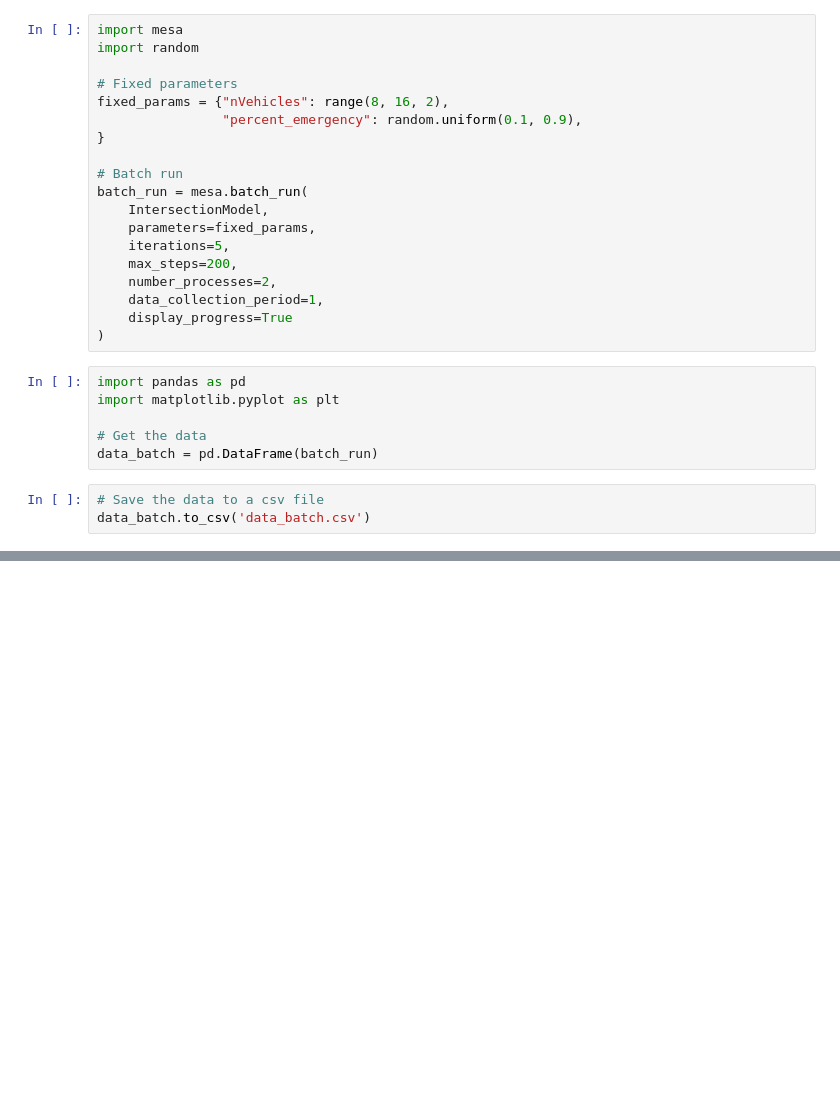
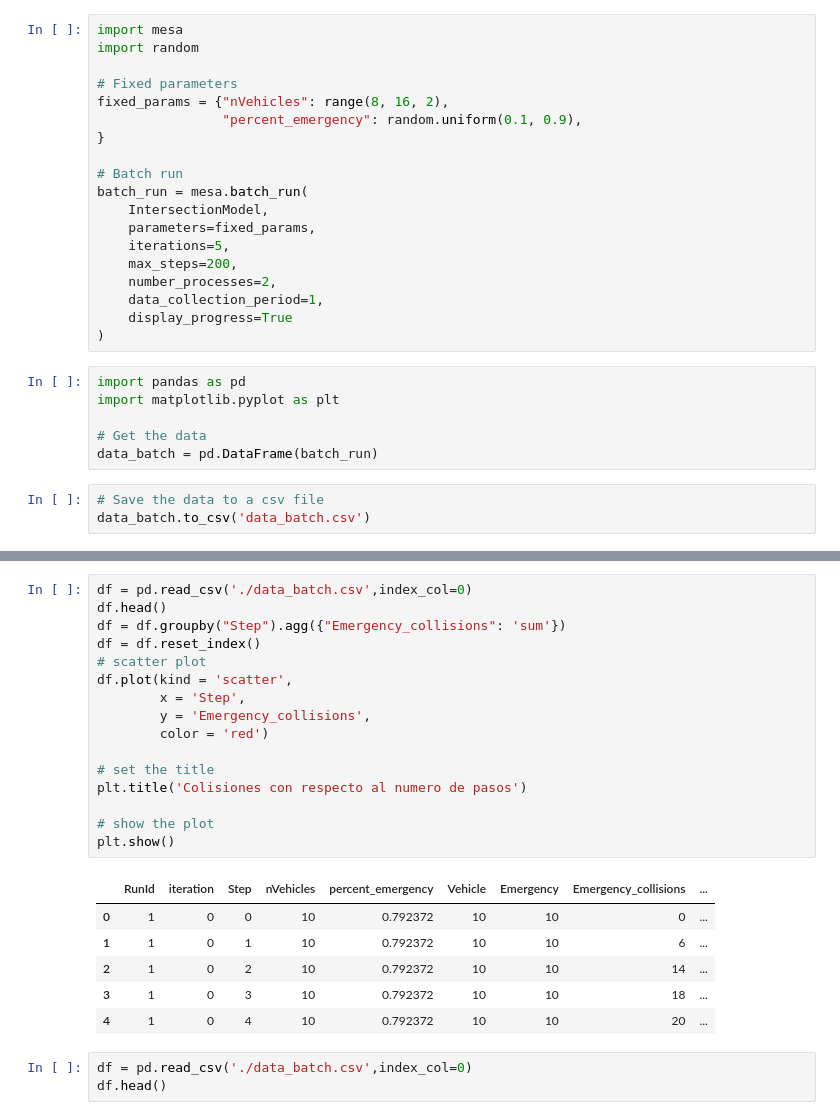
Before and after one commit to sofhdez/multiagentes-mesa, a Jupyter notebook: reto/interseccion/prueba.ipynb, the cells around one changed output, grey strips where cells are left out. Cells and saved outputs as stored; diff of their text form; blank space fills up the shorter version.

```diff
--- a/reto/interseccion/prueba.ipynb
+++ b/reto/interseccion/prueba.ipynb
@@ -128,0 +165,26 @@ data_batch.to_csv('data_batch.csv')
+# %%
+df = pd.read_csv('./data_batch.csv',index_col=0)
+df.head()
+df = df.groupby("Step").agg({"Emergency_collisions": 'sum'})
+df = df.reset_index()
+# scatter plot
+df.plot(kind = 'scatter',
+        x = 'Step',
+        y = 'Emergency_collisions',
+        color = 'red')
+
+# set the title
+plt.title('Colisiones con respecto al numero de pasos')
+
+# show the plot
+plt.show()
+# %% [output]
+|  | RunId | iteration | Step | nVehicles | percent_emergency | Vehicle | Emergency | Emergency_collisions | ... |
+| 0 | 1 | 0 | 0 | 10 | 0.792372 | 10 | 10 | 0 | ... |
+| 1 | 1 | 0 | 1 | 10 | 0.792372 | 10 | 10 | 6 | ... |
+| 2 | 1 | 0 | 2 | 10 | 0.792372 | 10 | 10 | 14 | ... |
+| 3 | 1 | 0 | 3 | 10 | 0.792372 | 10 | 10 | 18 | ... |
+| 4 | 1 | 0 | 4 | 10 | 0.792372 | 10 | 10 | 20 | ... |
+# %%
+df = pd.read_csv('./data_batch.csv',index_col=0)
+df.head()
```
Also changed, not shown: parts of 7 cells of this notebook, 1 other file.
